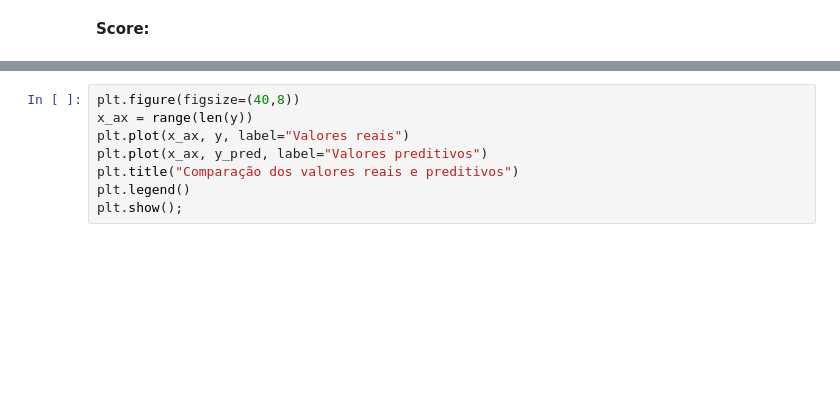
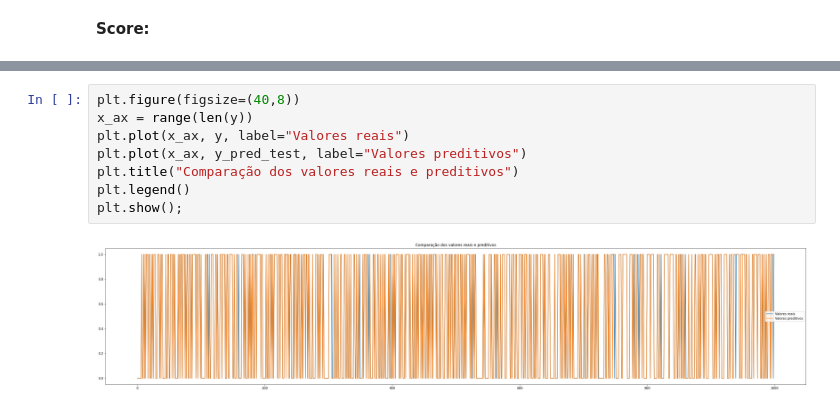
Before and after one commit to fabiobarreto-ds/Neural-Network, a Jupyter notebook: 11-Publicidade/11_publicidade_RN.ipynb, the cells around one changed output, grey strips where cells are left out. Drawn from its saved outputs; the diff is of its cells as text; blank space fills up the shorter version.

```diff
--- a/11-Publicidade/11_publicidade_RN.ipynb
+++ b/11-Publicidade/11_publicidade_RN.ipynb
@@ -204,8 +252,10 @@ Teve uma média de acerto de 91.27%
 # %%
 plt.figure(figsize=(40,8))
 x_ax = range(len(y))
 plt.plot(x_ax, y, label="Valores reais")
-plt.plot(x_ax, y_pred, label="Valores preditivos")
+plt.plot(x_ax, y_pred_test, label="Valores preditivos")
 plt.title("Comparação dos valores reais e preditivos")
 plt.legend()
 plt.show();
+# %% [output]
+[figure, added]
```
Also changed, not shown: parts of 10 cells of this notebook.
